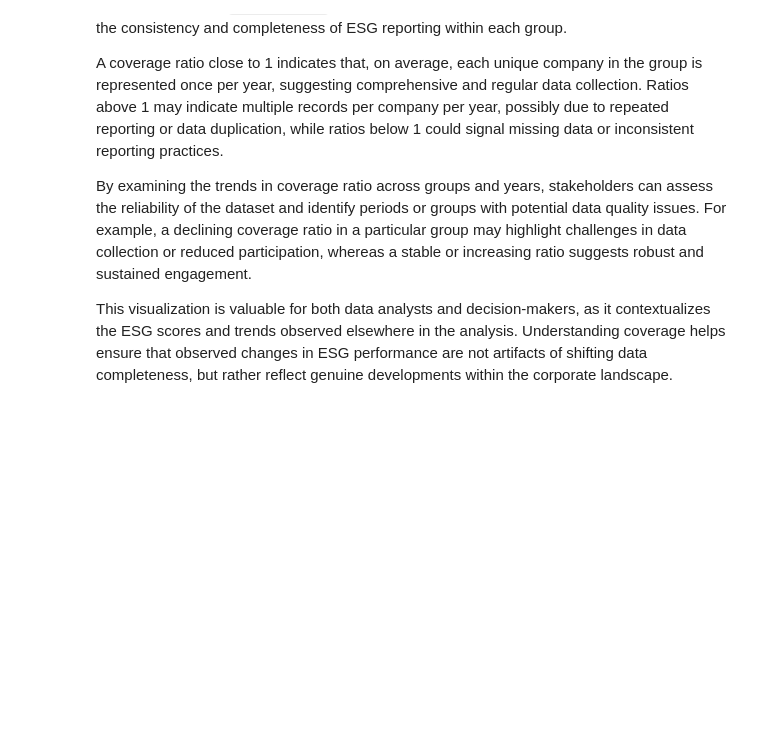
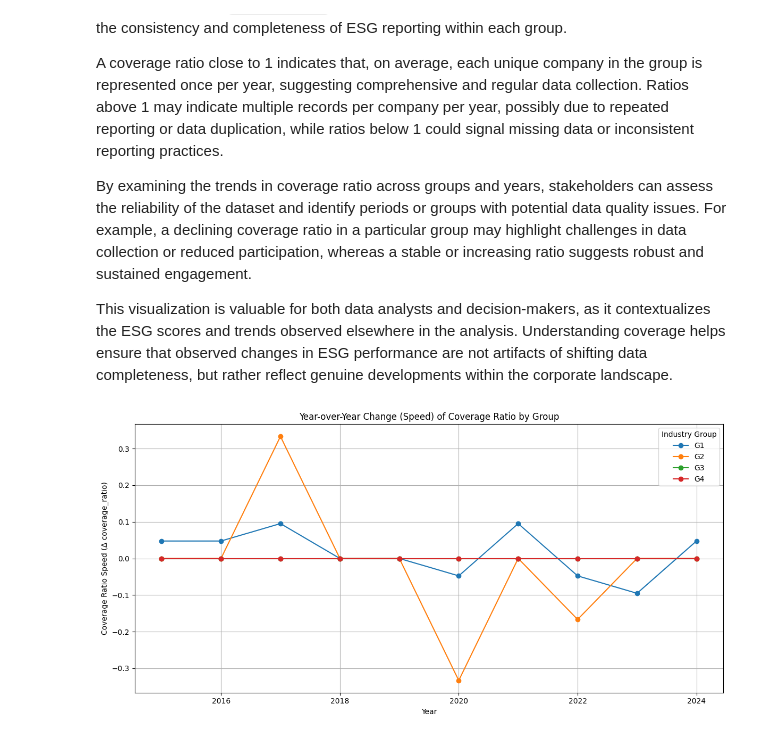
Before and after one commit to mickiem123/ESG, a Jupyter notebook: ESG.ipynb, the cells around one changed output. Drawn from its saved outputs; the diff is of its cells as text; code cells hidden in the pictures; blank space fills up the shorter version.

Commit message:
adding speed chart

```diff
--- a/ESG.ipynb
+++ b/ESG.ipynb
@@ -330,3 +336,29 @@ A coverage ratio close to 1 indicates that, on average, each unique company in t
 By examining the trends in coverage ratio across groups and years, stakeholders can assess the reliability of the dataset and identify periods or groups with potential data quality issues. For example, a declining coverage ratio in a particular group may highlight challenges in data collection or reduced participation, whereas a stable or increasing ratio suggests robust and sustained engagement.
 
 This visualization is valuable for both data analysts and decision-makers, as it contextualizes the ESG scores and trends observed elsewhere in the analysis. Understanding coverage helps ensure that observed changes in ESG performance are not artifacts of shifting data completeness, but rather reflect genuine developments within the corporate landscape.
+# %%
+import matplotlib.pyplot as plt
+
+# Calculate coverage_ratio for each group and year
+mean_scores = mean_scores.copy()
+mean_scores['coverage_ratio'] = mean_scores['year_count'] / mean_scores['unique_count']
+
+groups = mean_scores.index.get_level_values(0).unique()
+years = mean_scores.index.get_level_values(1).unique()
+
+plt.figure(figsize=(12, 6))
+for group in groups:
+    group_data = mean_scores.loc[group]
+    # Calculate speed as the year-over-year change in coverage_ratio
+    speed = group_data['coverage_ratio'].diff()
+    plt.plot(group_data.index, speed, marker='o', label=f'{group}')
+
+plt.title('Year-over-Year Change (Speed) of Coverage Ratio by Group')
+plt.xlabel('Year')
+plt.ylabel('Coverage Ratio Speed (Δ coverage_ratio)')
+plt.legend(title='Industry Group')
+plt.grid(True)
+plt.tight_layout()
+plt.show()
+# %% [output]
+[figure, added]
```
Also changed, not shown: parts of 5 cells of this notebook.
